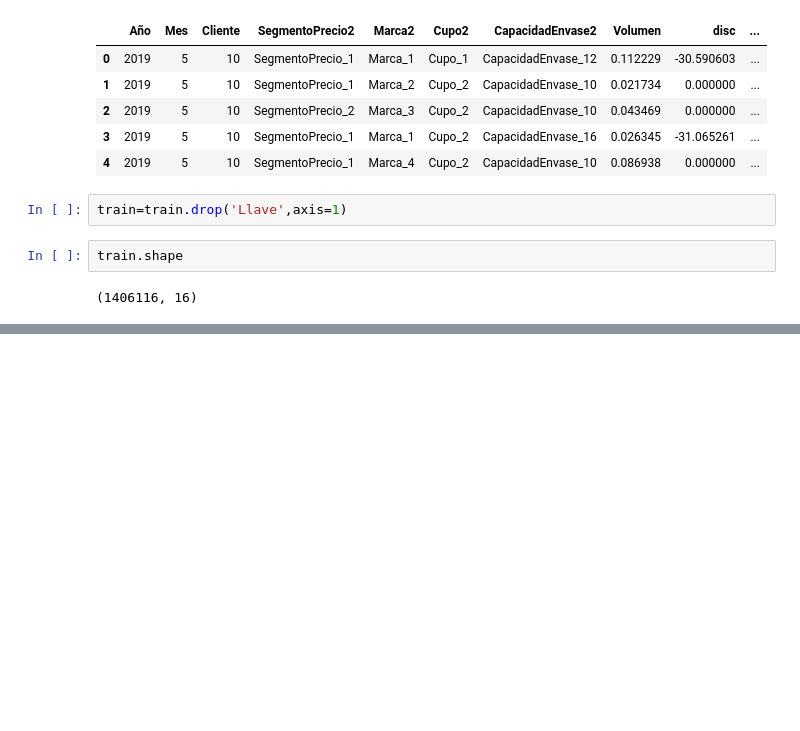
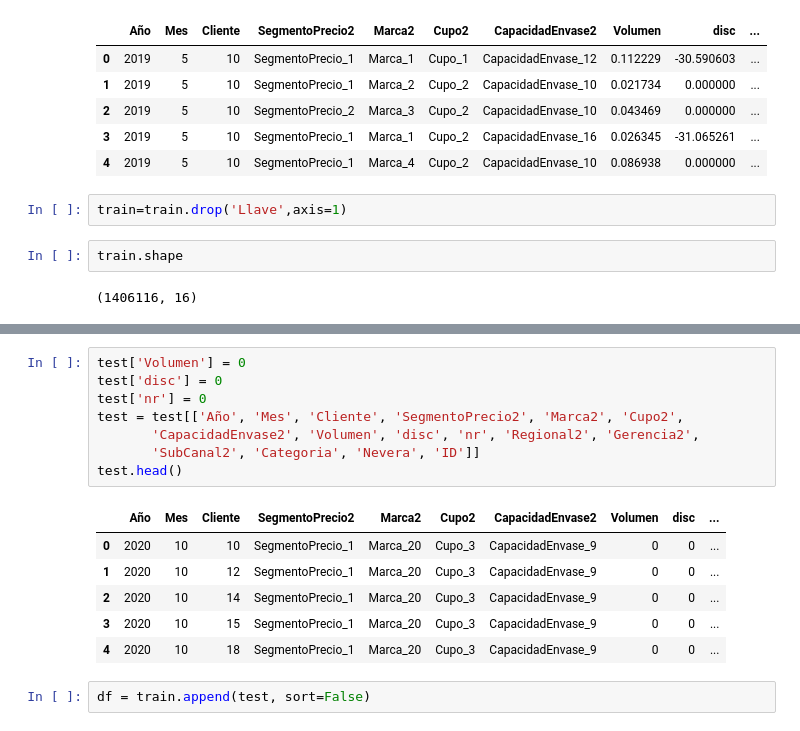
Before and after one commit to sebashc3712/Hackators_Bavaria, a Jupyter notebook: Brand_Expansion.ipynb, the cells around one changed output, grey strips where cells are left out. Saved outputs shown, nothing was run; the diff lists cells and outputs as text; blank space fills up the shorter version.

```diff
--- a/Brand_Expansion.ipynb
+++ b/Brand_Expansion.ipynb
@@ -184,0 +234,17 @@ train
+# %%
+test['Volumen'] = 0
+test['disc'] = 0
+test['nr'] = 0
+test = test[['Año', 'Mes', 'Cliente', 'SegmentoPrecio2', 'Marca2', 'Cupo2',
+       'CapacidadEnvase2', 'Volumen', 'disc', 'nr', 'Regional2', 'Gerencia2',
+       'SubCanal2', 'Categoria', 'Nevera', 'ID']]
+test.head()
+# %% [output]
+|  | Año | Mes | Cliente | SegmentoPrecio2 | Marca2 | Cupo2 | CapacidadEnvase2 | Volumen | disc | ... |
+| 0 | 2020 | 10 | 10 | SegmentoPrecio_1 | Marca_20 | Cupo_3 | CapacidadEnvase_9 | 0 | 0 | ... |
+| 1 | 2020 | 10 | 12 | SegmentoPrecio_1 | Marca_20 | Cupo_3 | CapacidadEnvase_9 | 0 | 0 | ... |
+| 2 | 2020 | 10 | 14 | SegmentoPrecio_1 | Marca_20 | Cupo_3 | CapacidadEnvase_9 | 0 | 0 | ... |
+| 3 | 2020 | 10 | 15 | SegmentoPrecio_1 | Marca_20 | Cupo_3 | CapacidadEnvase_9 | 0 | 0 | ... |
+| 4 | 2020 | 10 | 18 | SegmentoPrecio_1 | Marca_20 | Cupo_3 | CapacidadEnvase_9 | 0 | 0 | ... |
+# %%
+df = train.append(test, sort=False)
```
Also changed, not shown: parts of 19 cells of this notebook.
